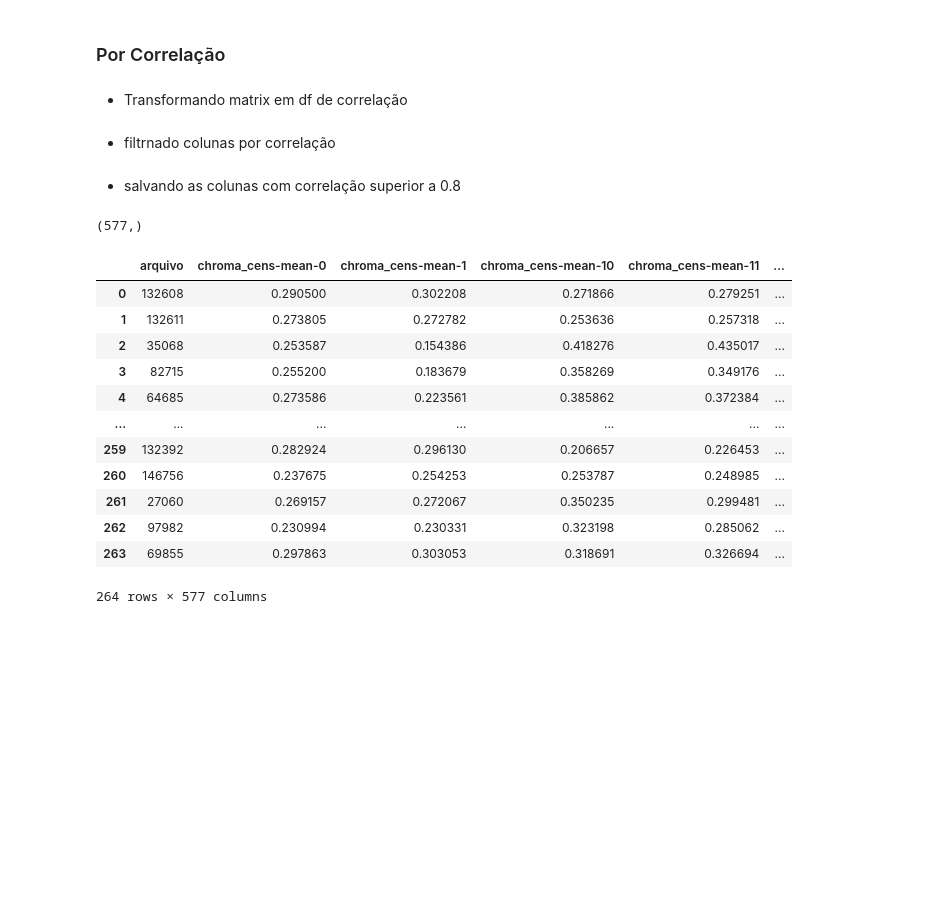
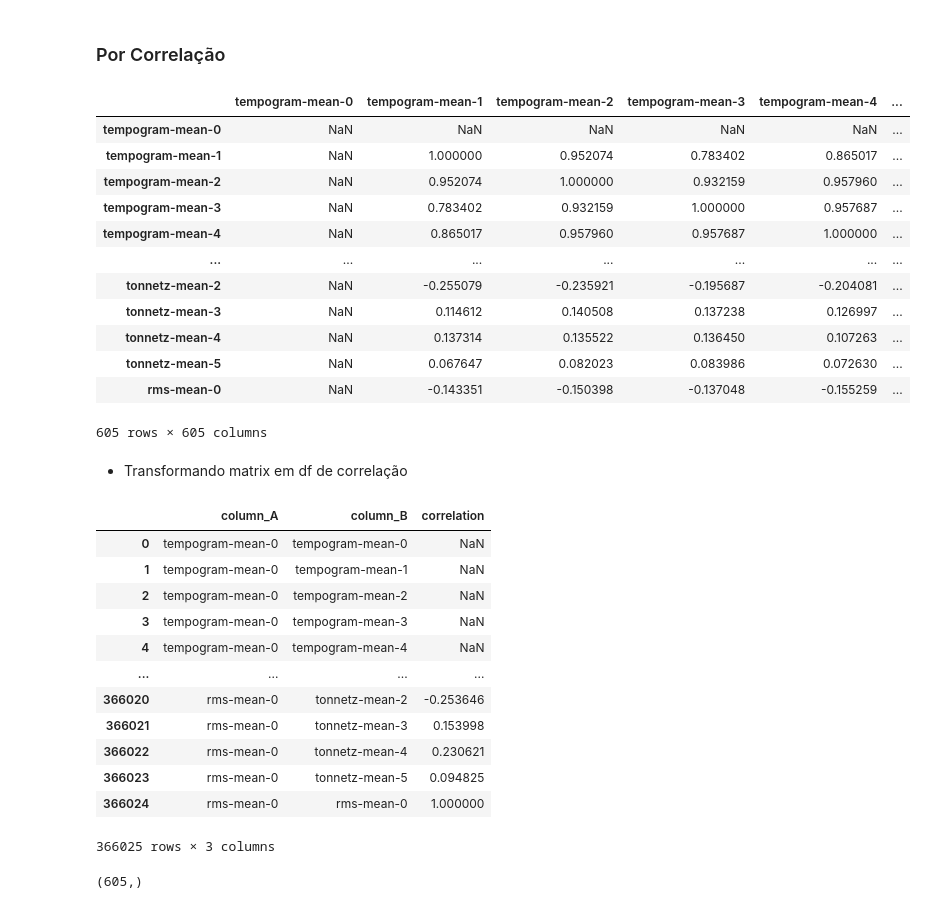
Before and after one commit to Douglas-cc/classifier_species_birds, a Jupyter notebook: modeling.ipynb, the cells around one changed output. Cells and saved outputs as stored; diff of their text form; code cells hidden in the pictures; blank space fills up the shorter version.

```diff
--- a/modeling.ipynb
+++ b/modeling.ipynb
@@ -144,6 +74,21 @@ cross_validate(LogisticRegression(random_state=42), X, y, cv=kfold, scoring=metr
 # %% [markdown]
 ### Por Correlação
 # %%
-matrix_corr = df.corr()
+matrix_corr = df[df.columns[2:607]].corr()
+matrix_corr
+# %% [output]
+|  | tempogram-mean-0 | tempogram-mean-1 | tempogram-mean-2 | tempogram-mean-3 | tempogram-mean-4 | ... |
+| tempogram-mean-0 | NaN | NaN | NaN | NaN | NaN | ... |
+| tempogram-mean-1 | NaN | 1.000000 | 0.952074 | 0.783402 | 0.865017 | ... |
+| tempogram-mean-2 | NaN | 0.952074 | 1.000000 | 0.932159 | 0.957960 | ... |
+| tempogram-mean-3 | NaN | 0.783402 | 0.932159 | 1.000000 | 0.957687 | ... |
+| tempogram-mean-4 | NaN | 0.865017 | 0.957960 | 0.957687 | 1.000000 | ... |
+| ... | ... | ... | ... | ... | ... | ... |
+| tonnetz-mean-2 | NaN | -0.255079 | -0.235921 | -0.195687 | -0.204081 | ... |
+| tonnetz-mean-3 | NaN | 0.114612 | 0.140508 | 0.137238 | 0.126997 | ... |
+| tonnetz-mean-4 | NaN | 0.137314 | 0.135522 | 0.136450 | 0.107263 | ... |
+| tonnetz-mean-5 | NaN | 0.067647 | 0.082023 | 0.083986 | 0.072630 | ... |
+| rms-mean-0 | NaN | -0.143351 | -0.150398 | -0.137048 | -0.155259 | ... |
+605 rows × 605 columns
 # %% [markdown]
 - Transformando matrix em df de correlação
@@ -157,2 +94,0 @@ df_corr = df_corr.rename(columns={
-# %% [markdown]
-- filtrnado colunas por correlação
@@ -161,26 +95,27 @@ df_corr = df_corr.query('correlation >= 0.8')
-# %% [markdown]
-- salvando as colunas com correlação superior a 0.8
-# %%
-columns = np.append(df_corr.column_A.unique(), df_corr.column_B.unique())
-
-columns = np.unique(columns)
-
-columns.shape
-# %% [output]
-(577,)
-# %%
-df[columns]
-# %% [output]
-|  | arquivo | chroma_cens-mean-0 | chroma_cens-mean-1 | chroma_cens-mean-10 | chroma_cens-mean-11 | ... |
-| 0 | 132608 | 0.290500 | 0.302208 | 0.271866 | 0.279251 | ... |
-| 1 | 132611 | 0.273805 | 0.272782 | 0.253636 | 0.257318 | ... |
-| 2 | 35068 | 0.253587 | 0.154386 | 0.418276 | 0.435017 | ... |
-| 3 | 82715 | 0.255200 | 0.183679 | 0.358269 | 0.349176 | ... |
-| 4 | 64685 | 0.273586 | 0.223561 | 0.385862 | 0.372384 | ... |
-| ... | ... | ... | ... | ... | ... | ... |
-| 259 | 132392 | 0.282924 | 0.296130 | 0.206657 | 0.226453 | ... |
-| 260 | 146756 | 0.237675 | 0.254253 | 0.253787 | 0.248985 | ... |
-| 261 | 27060 | 0.269157 | 0.272067 | 0.350235 | 0.299481 | ... |
-| 262 | 97982 | 0.230994 | 0.230331 | 0.323198 | 0.285062 | ... |
-| 263 | 69855 | 0.297863 | 0.303053 | 0.318691 | 0.326694 | ... |
-264 rows × 577 columns
+# %%
+df_corr = matrix_corr.unstack().reset_index()
+df_corr = df_corr.rename(columns={
+    "level_0":"column_A",
+    "level_1":"column_B",
+    0:"correlation"
+})
+
+df_corr
+# %% [output]
+|  | column_A | column_B | correlation |
+| 0 | tempogram-mean-0 | tempogram-mean-0 | NaN |
+| 1 | tempogram-mean-0 | tempogram-mean-1 | NaN |
+| 2 | tempogram-mean-0 | tempogram-mean-2 | NaN |
+| 3 | tempogram-mean-0 | tempogram-mean-3 | NaN |
+| 4 | tempogram-mean-0 | tempogram-mean-4 | NaN |
+| ... | ... | ... | ... |
+| 366020 | rms-mean-0 | tonnetz-mean-2 | -0.253646 |
+| 366021 | rms-mean-0 | tonnetz-mean-3 | 0.153998 |
+| 366022 | rms-mean-0 | tonnetz-mean-4 | 0.230621 |
+| 366023 | rms-mean-0 | tonnetz-mean-5 | 0.094825 |
+| 366024 | rms-mean-0 | rms-mean-0 | 1.000000 |
+366025 rows × 3 columns
+# %%
+df_corr.column_A.unique().shape
+# %% [output]
+(605,)
```
Also changed, not shown: parts of 77 cells of this notebook, 2 other files.
